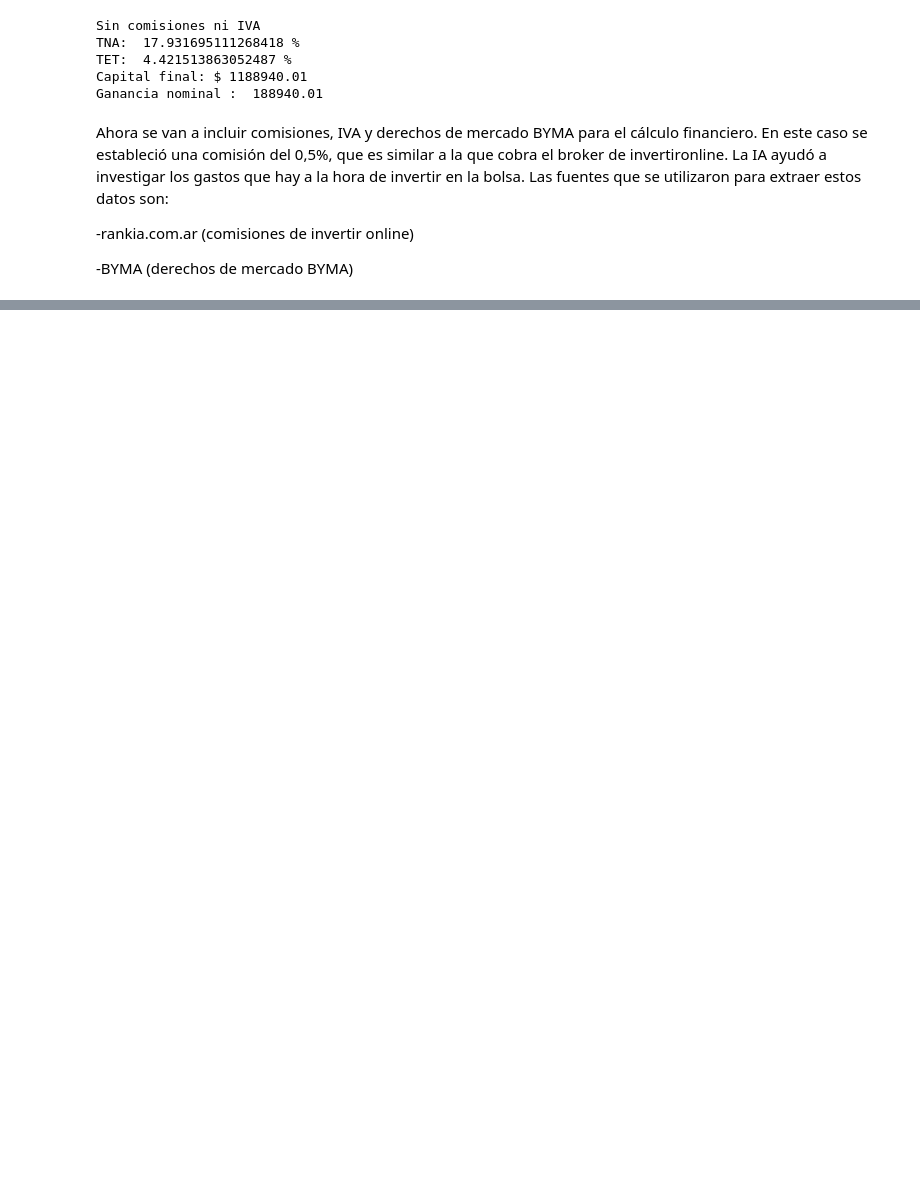
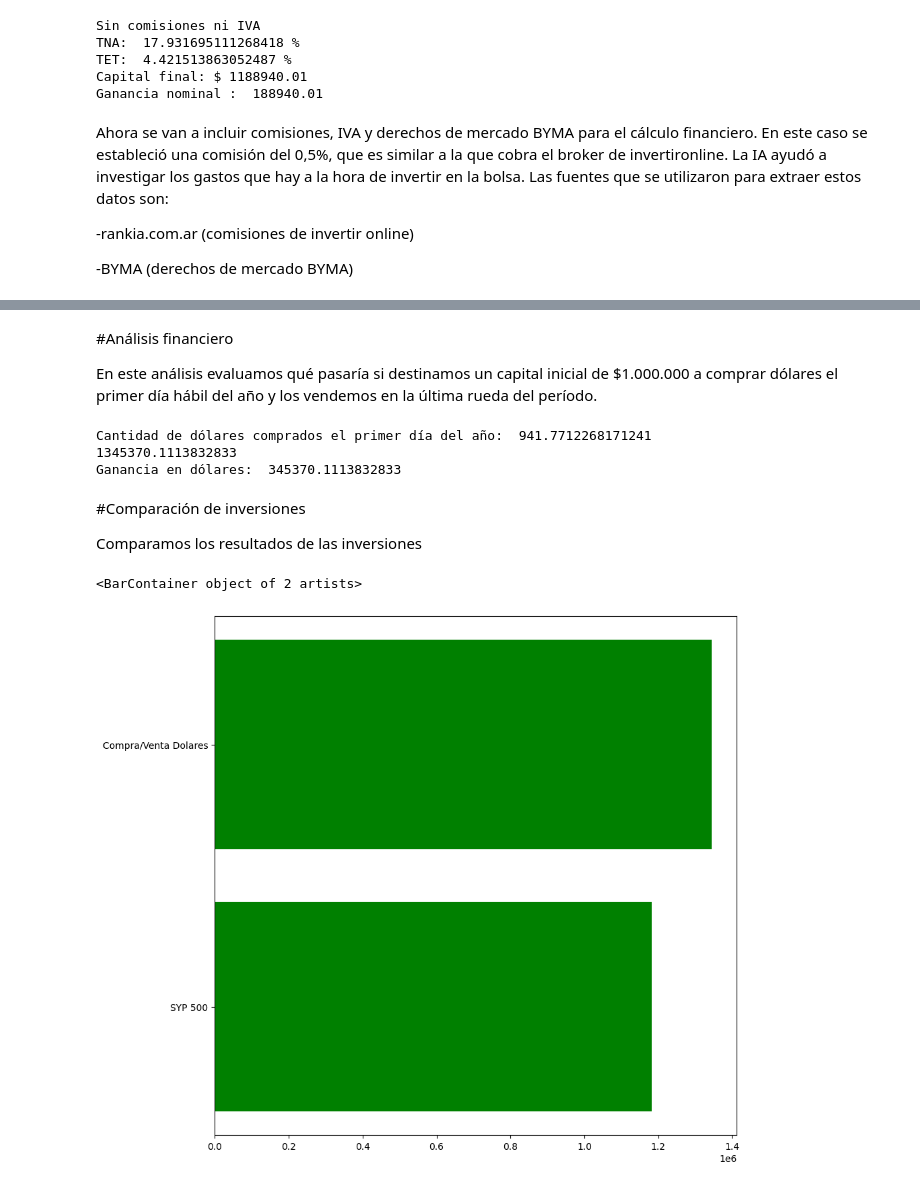
Before and after one commit to fnlopezsanz/TP_Lab_Met_Cuantitativos_Inversiones, a Jupyter notebook: notebook_inversiones.ipynb, the cells around one changed output, grey strips where cells are left out. Saved outputs shown, nothing was run; the diff lists cells and outputs as text; code cells hidden in the pictures; blank space fills up the shorter version.

Commit message:
Grafico de resultados de inversiones

```diff
--- a/notebook_inversiones.ipynb
+++ b/notebook_inversiones.ipynb
@@ -403,2 +406,34 @@ plt.legend()
 <matplotlib.legend.Legend at 0x...>
 [figure]
+# %% [markdown]
+#Análisis financiero
+
+En este análisis evaluamos qué pasaría si destinamos un capital inicial de $1.000.000 a comprar dólares el primer día hábil del año y los vendemos en la última rueda del período.
+# %%
+#El banco nos vende dolares el primer día habil del año, en nuestra tabla es el último registro
+CantDolaresVendedor = Co/df_dolar["Vendedor"].iloc[-1]
+print("Cantidad de dólares comprados el primer día del año: ", CantDolaresVendedor)
+
+#Compramos pesos el último día habil del año
+CantDolaresComprador = CantDolaresVendedor*df_dolar["Comprador"][0]
+print(CantDolaresComprador)
+
+#Es la ganancia en valores absolutos
+GananciasDolares = CantDolaresComprador - Co
+print("Ganancia en dólares: ", GananciasDolares)
+# %% [output]
+Cantidad de dólares comprados el primer día del año:  941.7712268171241
+1345370.1113832833
+Ganancia en dólares:  345370.1113832833
+# %% [markdown]
+#Comparación de inversiones
+
+Comparamos los resultados de las inversiones
+# %%
+plt.figure(figsize=(10,10))
+NombreInversiones = ["SYP 500", "Compra/Venta Dolares"]
+ValorInversiones = [Cn_total_spy_mantenido, CantDolaresComprador]
+plt.barh(NombreInversiones, ValorInversiones, color = "green")
+# %% [output]
+<BarContainer object of 2 artists>
+[figure, added]
```
Also changed, not shown: parts of 3 cells of this notebook.
